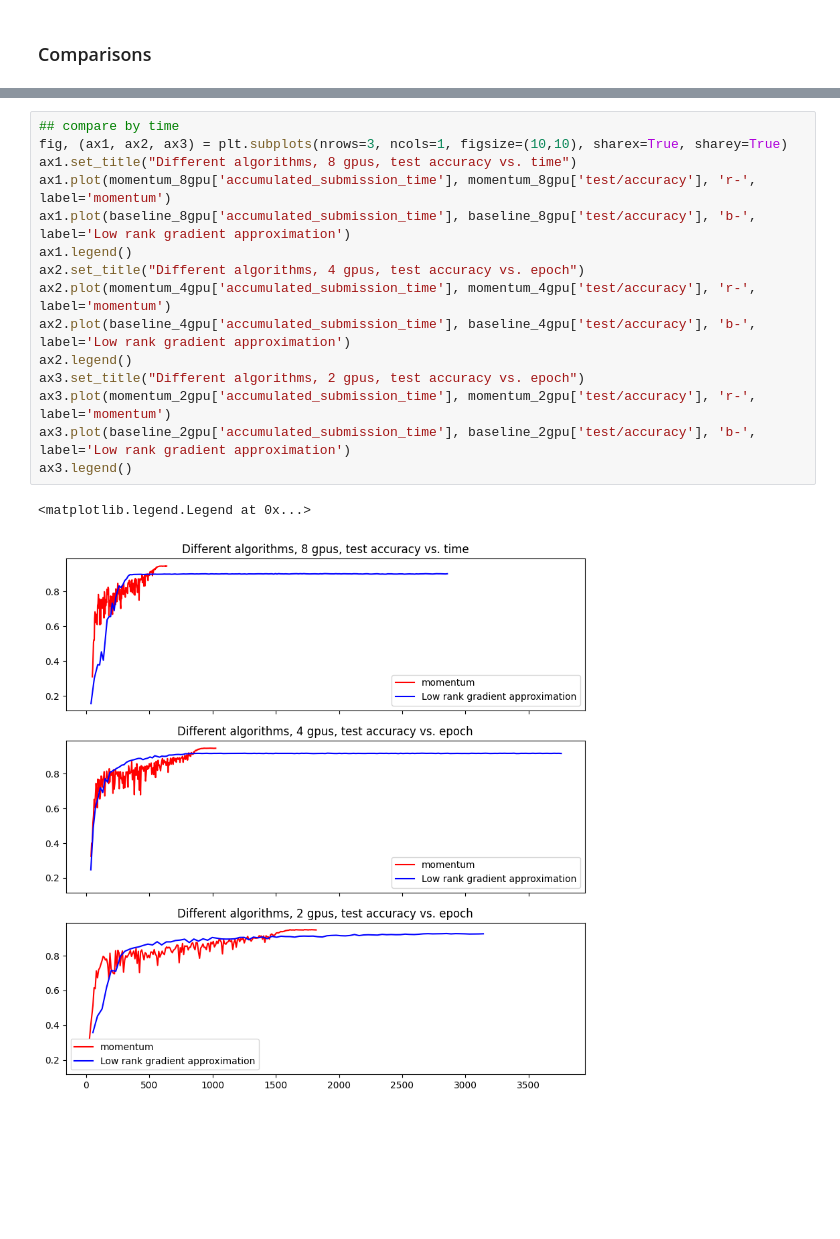
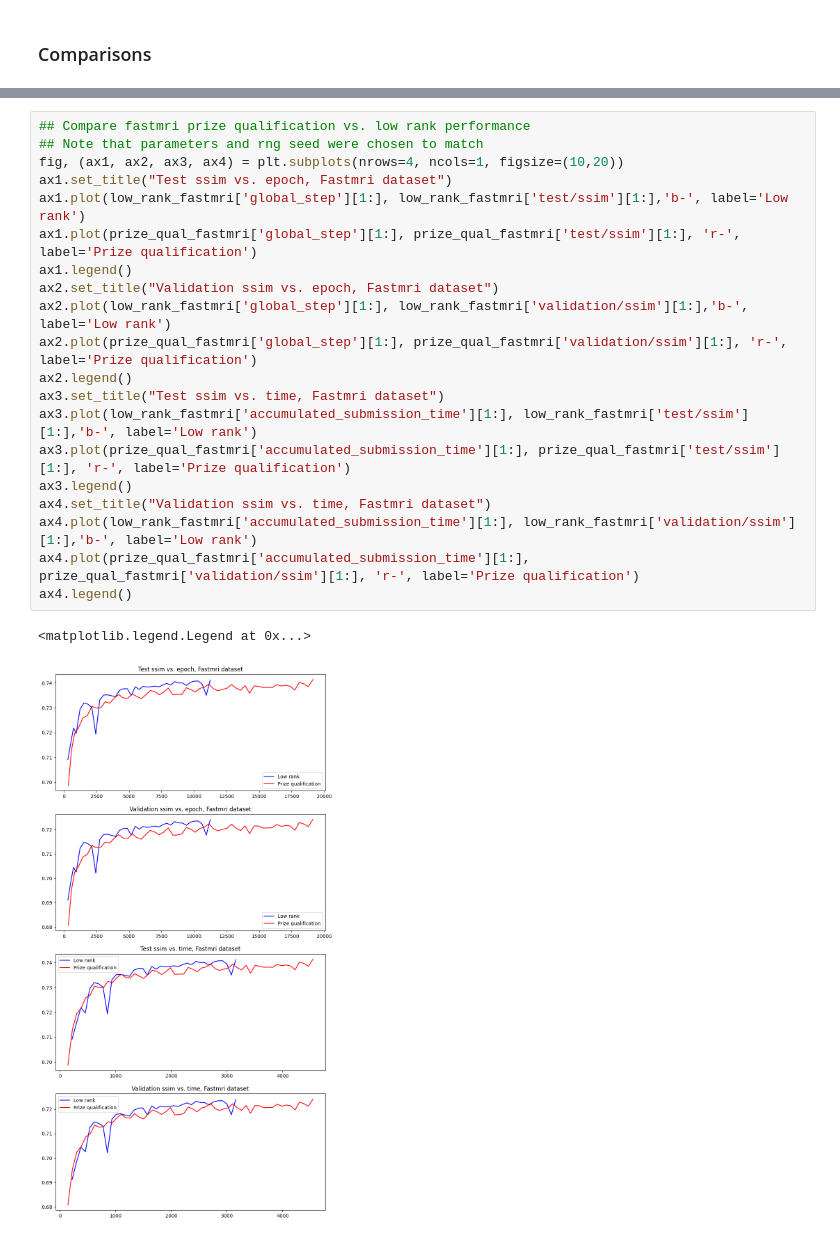
Before and after one commit to davidtweedle/lowrankapproximation, a Jupyter notebook: Low-rank-approximation-demo.ipynb, the cells around one changed output, grey strips where cells are left out. Saved outputs shown, nothing was run; the diff lists cells and outputs as text; blank space fills up the shorter version.

```diff
--- a/Low-rank-approximation-demo.ipynb
+++ b/Low-rank-approximation-demo.ipynb
@@ -128,20 +83,25 @@ ax3.legend()
-# %%
-## compare by time
-fig, (ax1, ax2, ax3) = plt.subplots(nrows=3, ncols=1, figsize=(10,10), sharex=True, sharey=True)
-ax1.set_title("Different algorithms, 8 gpus, test accuracy vs. time")
-ax1.plot(momentum_8gpu['accumulated_submission_time'], momentum_8gpu['test/accuracy'], 'r-', label='momentum')
-ax1.plot(baseline_8gpu['accumulated_submission_time'], baseline_8gpu['test/accuracy'], 'b-', label='Low rank gradient approximation')
-ax1.legend()
-ax2.set_title("Different algorithms, 4 gpus, test accuracy vs. epoch")
-ax2.plot(momentum_4gpu['accumulated_submission_time'], momentum_4gpu['test/accuracy'], 'r-', label='momentum')
-ax2.plot(baseline_4gpu['accumulated_submission_time'], baseline_4gpu['test/accuracy'], 'b-', label='Low rank gradient approximation')
-ax2.legend()
-ax3.set_title("Different algorithms, 2 gpus, test accuracy vs. epoch")
-ax3.plot(momentum_2gpu['accumulated_submission_time'], momentum_2gpu['test/accuracy'], 'r-', label='momentum')
-ax3.plot(baseline_2gpu['accumulated_submission_time'], baseline_2gpu['test/accuracy'], 'b-', label='Low rank gradient approximation')
-ax3.legend()
-# %% [output]
-<matplotlib.legend.Legend at 0x...>
-[figure, removed]
+# %%
+## Compare fastmri prize qualification vs. low rank performance
+## Note that parameters and rng seed were chosen to match
+fig, (ax1, ax2, ax3, ax4) = plt.subplots(nrows=4, ncols=1, figsize=(10,20))
+ax1.set_title("Test ssim vs. epoch, Fastmri dataset")
+ax1.plot(low_rank_fastmri['global_step'][1:], low_rank_fastmri['test/ssim'][1:],'b-', label='Low rank')
+ax1.plot(prize_qual_fastmri['global_step'][1:], prize_qual_fastmri['test/ssim'][1:], 'r-', label='Prize qualification')
+ax1.legend()
+ax2.set_title("Validation ssim vs. epoch, Fastmri dataset")
+ax2.plot(low_rank_fastmri['global_step'][1:], low_rank_fastmri['validation/ssim'][1:],'b-', label='Low rank')
+ax2.plot(prize_qual_fastmri['global_step'][1:], prize_qual_fastmri['validation/ssim'][1:], 'r-', label='Prize qualification')
+ax2.legend()
+ax3.set_title("Test ssim vs. time, Fastmri dataset")
+ax3.plot(low_rank_fastmri['accumulated_submission_time'][1:], low_rank_fastmri['test/ssim'][1:],'b-', label='Low rank')
+ax3.plot(prize_qual_fastmri['accumulated_submission_time'][1:], prize_qual_fastmri['test/ssim'][1:], 'r-', label='Prize qualification')
+ax3.legend()
+ax4.set_title("Validation ssim vs. time, Fastmri dataset")
+ax4.plot(low_rank_fastmri['accumulated_submission_time'][1:], low_rank_fastmri['validation/ssim'][1:],'b-', label='Low rank')
+ax4.plot(prize_qual_fastmri['accumulated_submission_time'][1:], prize_qual_fastmri['validation/ssim'][1:], 'r-', label='Prize qualification')
+ax4.legend()
+# %% [output]
+<matplotlib.legend.Legend at 0x...>
+[figure, added]
 # %% [markdown]
 ### About the algorithms
```
Also changed, not shown: parts of 14 cells of this notebook.
